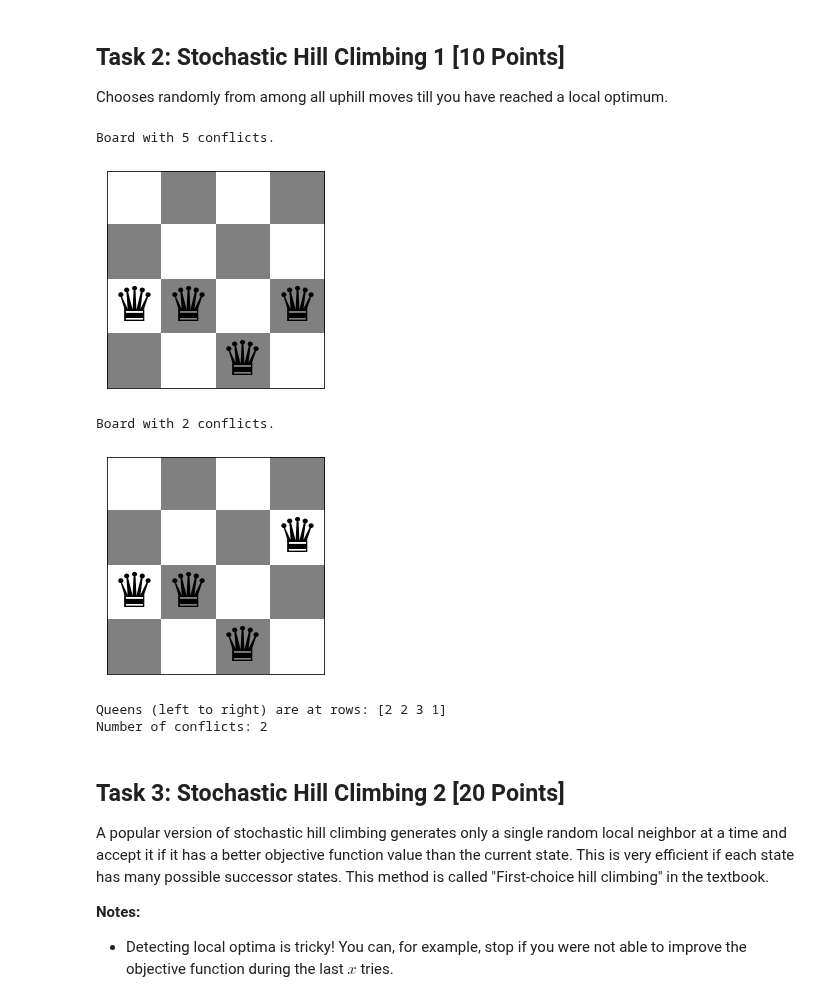
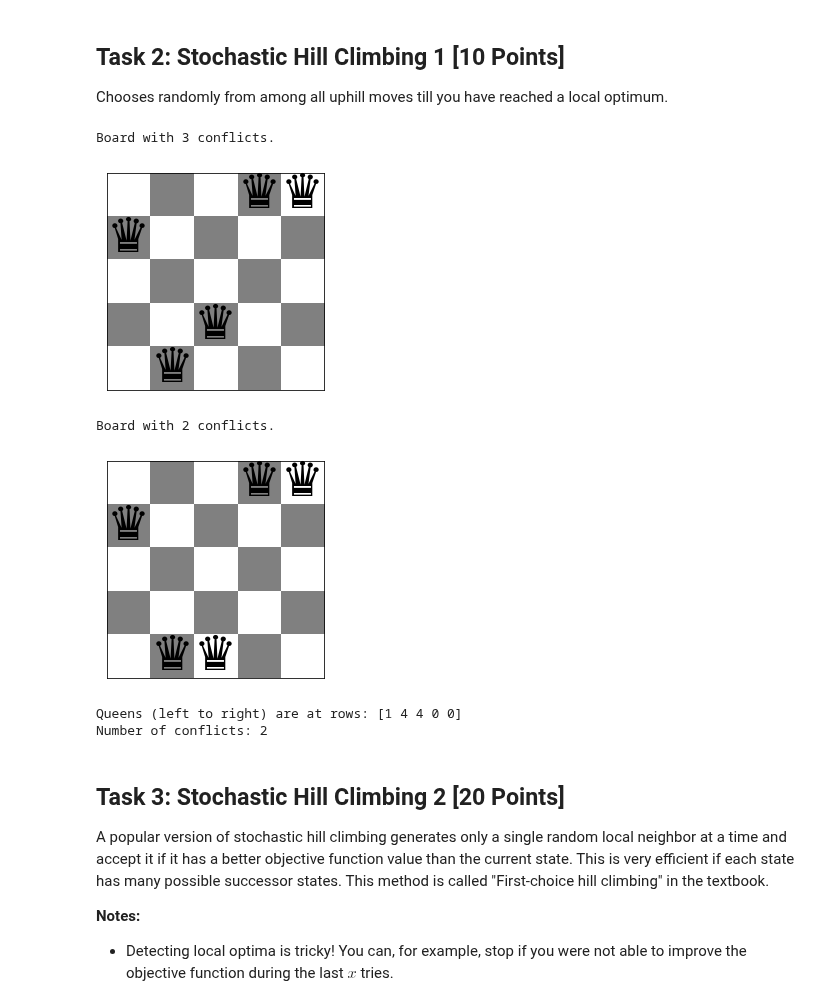
Before and after one commit to mhahsler/CS7320-AI, a Jupyter notebook: Local_Search/n_queens.ipynb, the cells around one changed output. Drawn from its saved outputs; the diff is of its cells as text; code cells hidden in the pictures.

```diff
--- a/Local_Search/n_queens.ipynb
+++ b/Local_Search/n_queens.ipynb
@@ -201,40 +201,46 @@ def stochastic_hill_climbing1(board):
     uphill_moves = []
     found = False
     new_state = board.copy()
     i = 0
+    size = 0
     for i in range(n):
         q = 0
         for q in range(n):
             current_state = new_state.copy()
             current_state[i] = q
             uphill_moves.append(current_state)
+            size += 1
     while True:
-        random_move = random.randint(0,len(uphill_moves)-1)
+        #print(size)
+        random_move = random.randint(0,(size - 1))
+        #print(random_move)
         random_board = uphill_moves[random_move]
         local_move = conflicts_jit(random_board)
         if(local_move < initial):
             new_state = random_board
             initial = local_move
             local_optimum = random_board
             found = True
         if(found == True):
             break
+        if(initial == 0):
+            break
 
     return local_optimum
 
-board = random_board(4)
+board = random_board(5)
 show_board(board)
 new_board = stochastic_hill_climbing1(board)
 
 show_board(new_board)
 print(f"Queens (left to right) are at rows: {new_board}")
 print(f"Number of conflicts: {conflicts_jit(new_board)}")
 # %% [output]
-Board with 5 conflicts.
+Board with 3 conflicts.
-[figure, old version]
+[figure, new version]
 Board with 2 conflicts.
-[figure, old version]
+[figure, new version]
-Queens (left to right) are at rows: [2 2 3 1]
+Queens (left to right) are at rows: [1 4 4 0 0]
 Number of conflicts: 2
 # %% [markdown]
 ## Task 3: Stochastic Hill Climbing 2 [20 Points]
```
Also changed, not shown: parts of 2 cells of this notebook.
